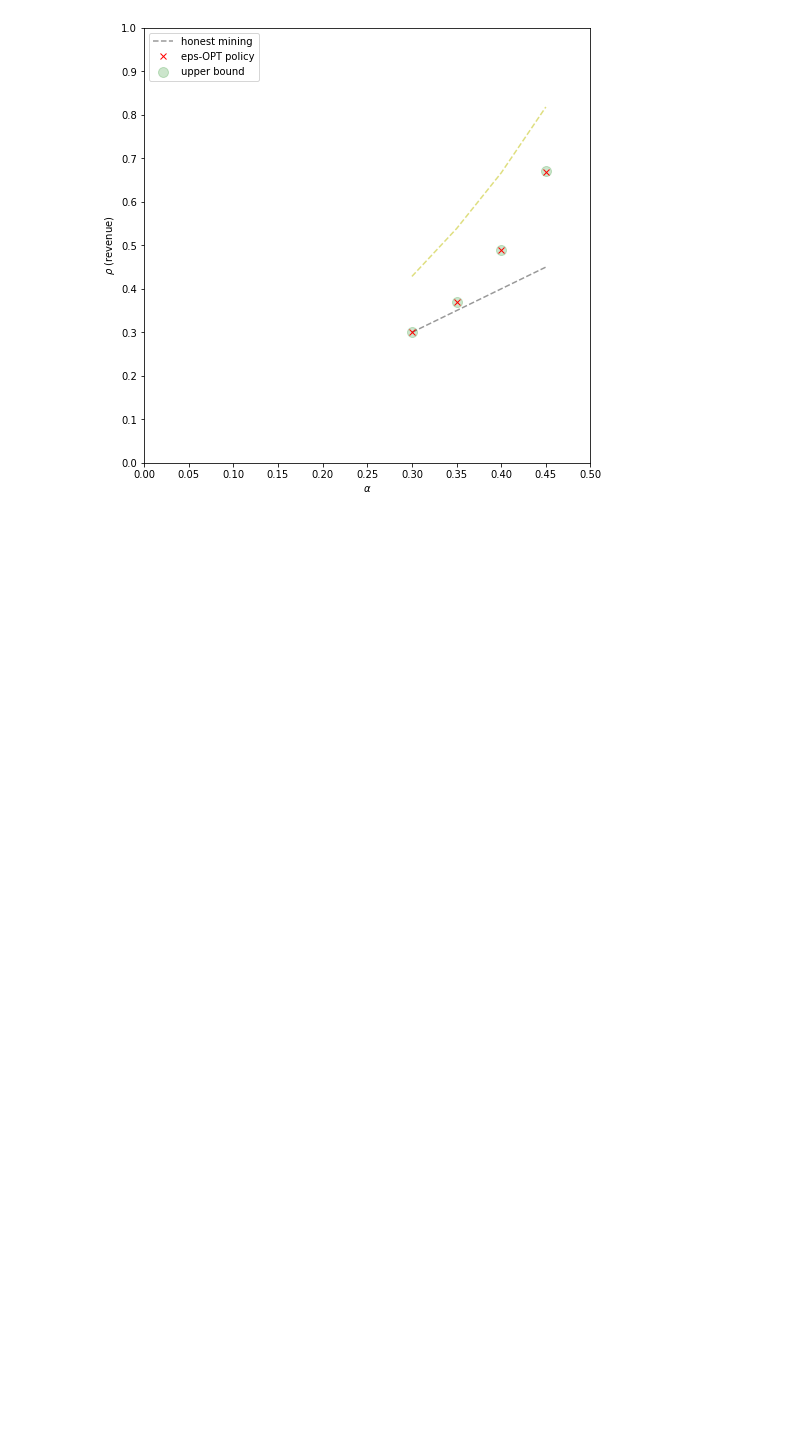
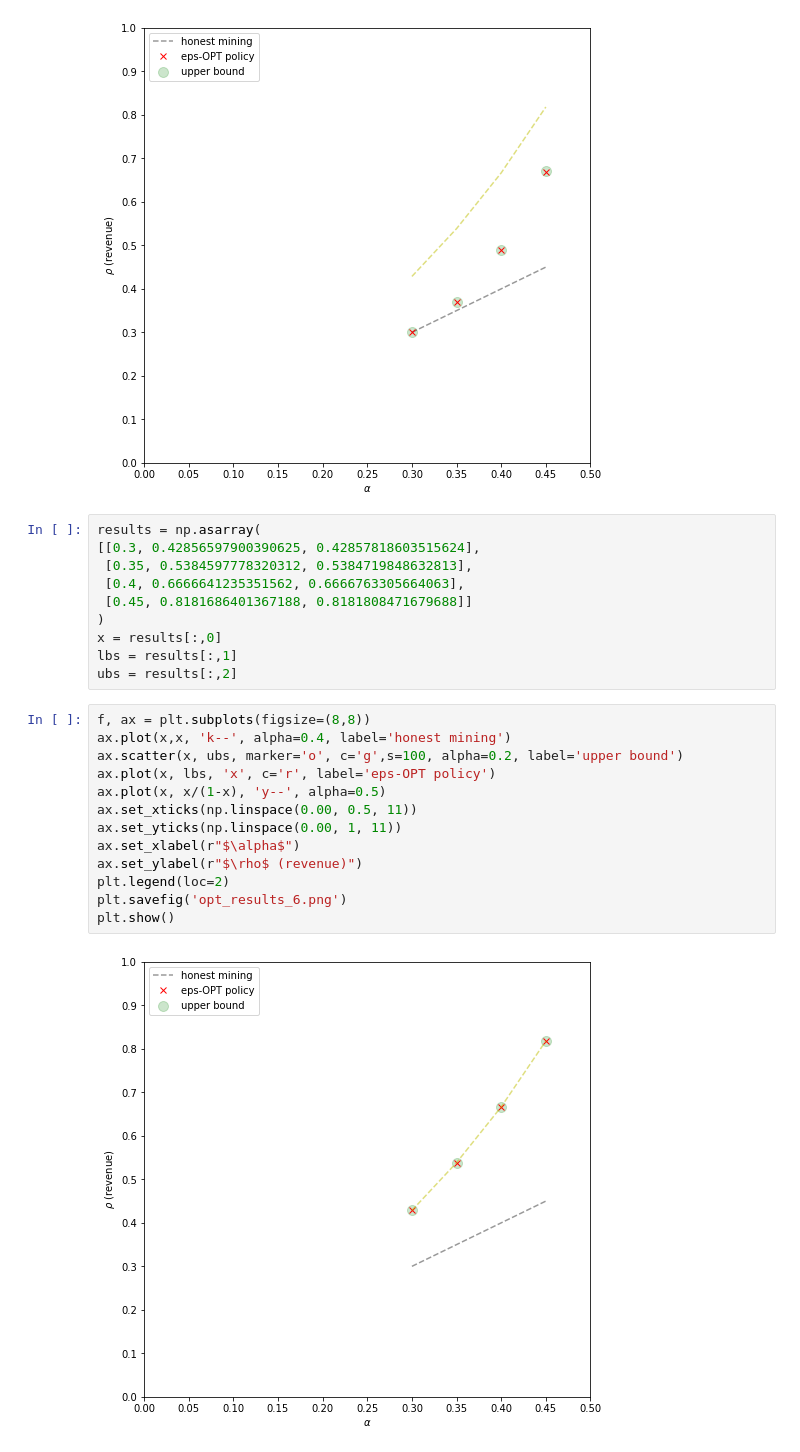
Before and after one commit to michaelneuder/parkes_lab_fa19, a Jupyter notebook: proof_of_work/mdps/results.ipynb, the cells around one changed output. Drawn from its saved outputs; the diff is of its cells as text; blank space fills up the shorter version.

```diff
--- a/proof_of_work/mdps/results.ipynb
+++ b/proof_of_work/mdps/results.ipynb
@@ -187,3 +187,28 @@ plt.savefig('opt_results_5.png')
 plt.show()
 # %% [output]
 [figure]
+# %%
+results = np.asarray(
+[[0.3, 0.42856597900390625, 0.42857818603515624],
+ [0.35, 0.5384597778320312, 0.5384719848632813],
+ [0.4, 0.6666641235351562, 0.6666763305664063],
+ [0.45, 0.8181686401367188, 0.8181808471679688]]
+)
+x = results[:,0]
+lbs = results[:,1]
+ubs = results[:,2]
+# %%
+f, ax = plt.subplots(figsize=(8,8))
+ax.plot(x,x, 'k--', alpha=0.4, label='honest mining')
+ax.scatter(x, ubs, marker='o', c='g',s=100, alpha=0.2, label='upper bound')
+ax.plot(x, lbs, 'x', c='r', label='eps-OPT policy')
+ax.plot(x, x/(1-x), 'y--', alpha=0.5)
+ax.set_xticks(np.linspace(0.00, 0.5, 11))
+ax.set_yticks(np.linspace(0.00, 1, 11))
+ax.set_xlabel(r"$\alpha$")
+ax.set_ylabel(r"$\rho$ (revenue)")
+plt.legend(loc=2)
+plt.savefig('opt_results_6.png')
+plt.show()
+# %% [output]
+[figure, added]
```
Also changed, not shown: 2 other files.
